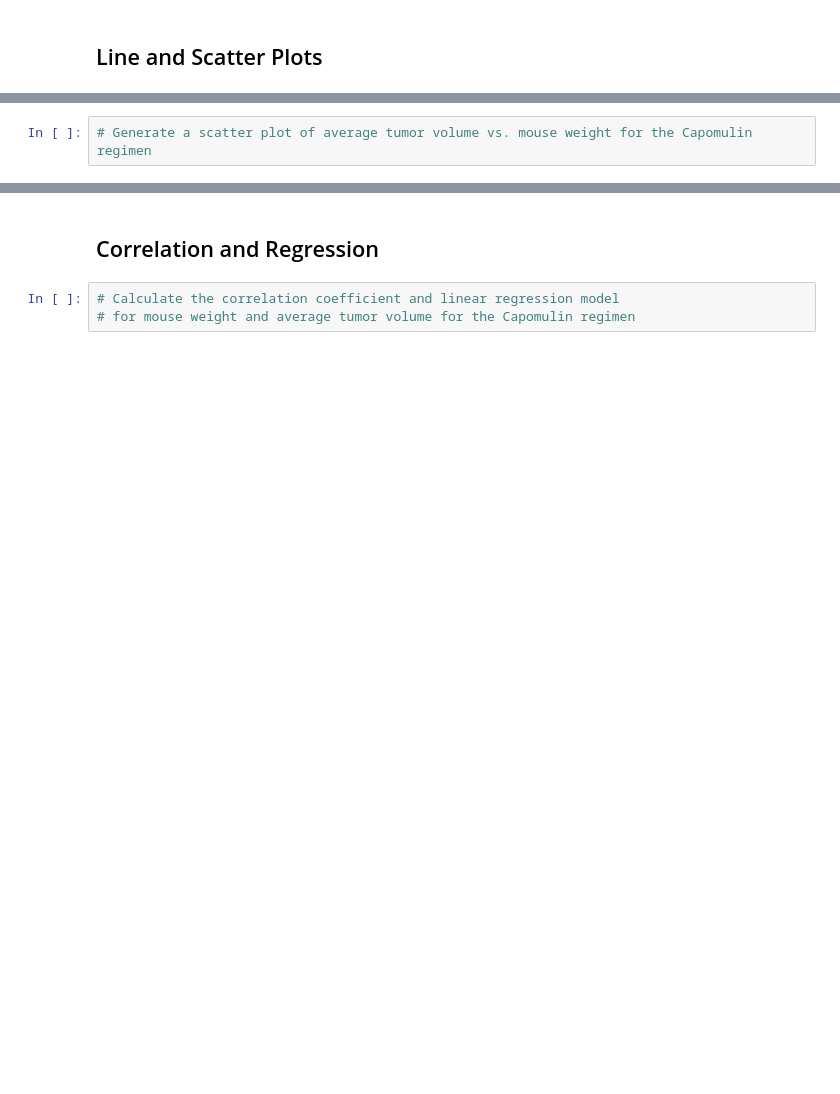
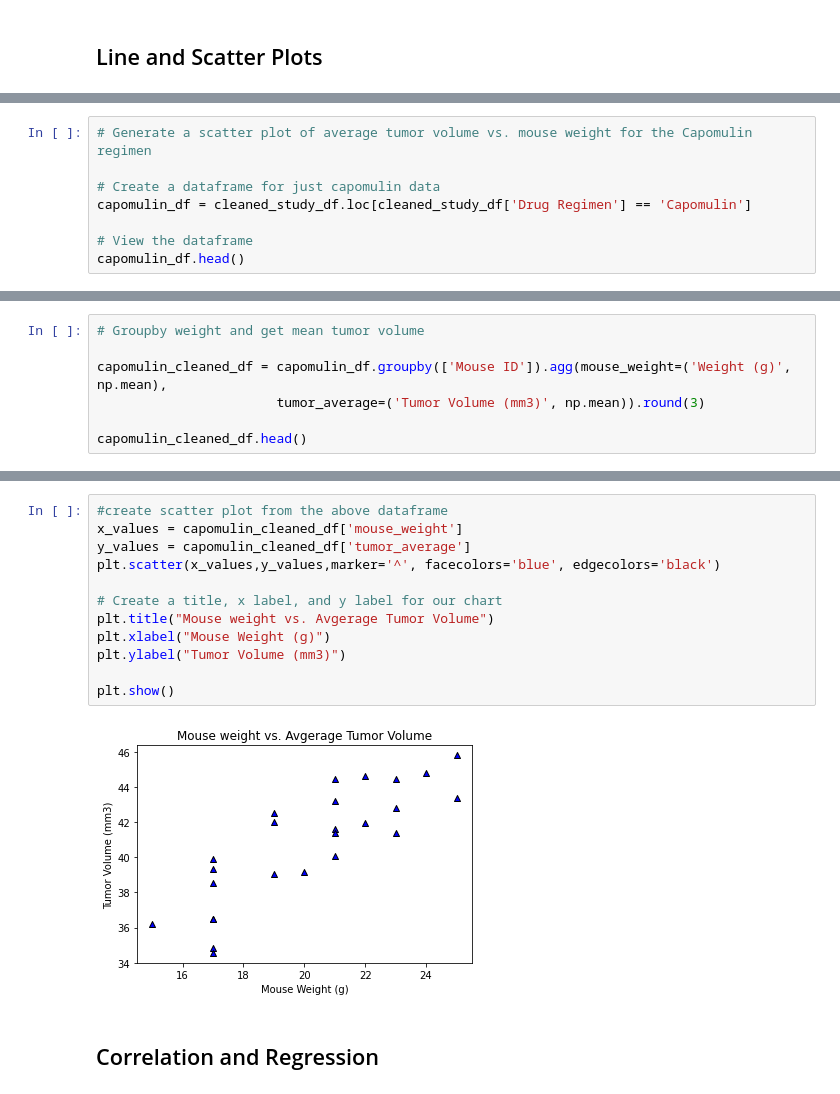
Before and after one commit to skdabra30/matplotlib-challenge, a Jupyter notebook: Instructions/Pymaceuticals/pymaceuticals.ipynb, the cells around one changed output, grey strips where cells are left out. Drawn from its saved outputs; the diff is of its cells as text; blank space fills up the shorter version.

```diff
--- a/Instructions/Pymaceuticals/pymaceuticals.ipynb
+++ b/Instructions/Pymaceuticals/pymaceuticals.ipynb
@@ -438,2 +468,8 @@ Values above 87.66645829999999 could be outliers.
 # %%
 # Generate a scatter plot of average tumor volume vs. mouse weight for the Capomulin regimen
+
+# Create a dataframe for just capomulin data
+capomulin_df = cleaned_study_df.loc[cleaned_study_df['Drug Regimen'] == 'Capomulin']
+
+# View the dataframe
+capomulin_df.head()
@@ -439,0 +483,7 @@ Values above 87.66645829999999 could be outliers.
+# %%
+# Groupby weight and get mean tumor volume
+
+capomulin_cleaned_df = capomulin_df.groupby(['Mouse ID']).agg(mouse_weight=('Weight (g)', np.mean),
+                       tumor_average=('Tumor Volume (mm3)', np.mean)).round(3)
+
+capomulin_cleaned_df.head()
@@ -440,5 +498,16 @@ Values above 87.66645829999999 could be outliers.
+# %%
+#create scatter plot from the above dataframe
+x_values = capomulin_cleaned_df['mouse_weight']
+y_values = capomulin_cleaned_df['tumor_average']
+plt.scatter(x_values,y_values,marker='^', facecolors='blue', edgecolors='black')
+
+# Create a title, x label, and y label for our chart
+plt.title("Mouse weight vs. Avgerage Tumor Volume")
+plt.xlabel("Mouse Weight (g)")
+plt.ylabel("Tumor Volume (mm3)")
+
+plt.show()
+# %% [output]
+[figure, added]
 # %% [markdown]
 ## Correlation and Regression
-# %%
-# Calculate the correlation coefficient and linear regression model
-# for mouse weight and average tumor volume for the Capomulin regimen
```
Also changed, not shown: parts of 24 cells of this notebook.
